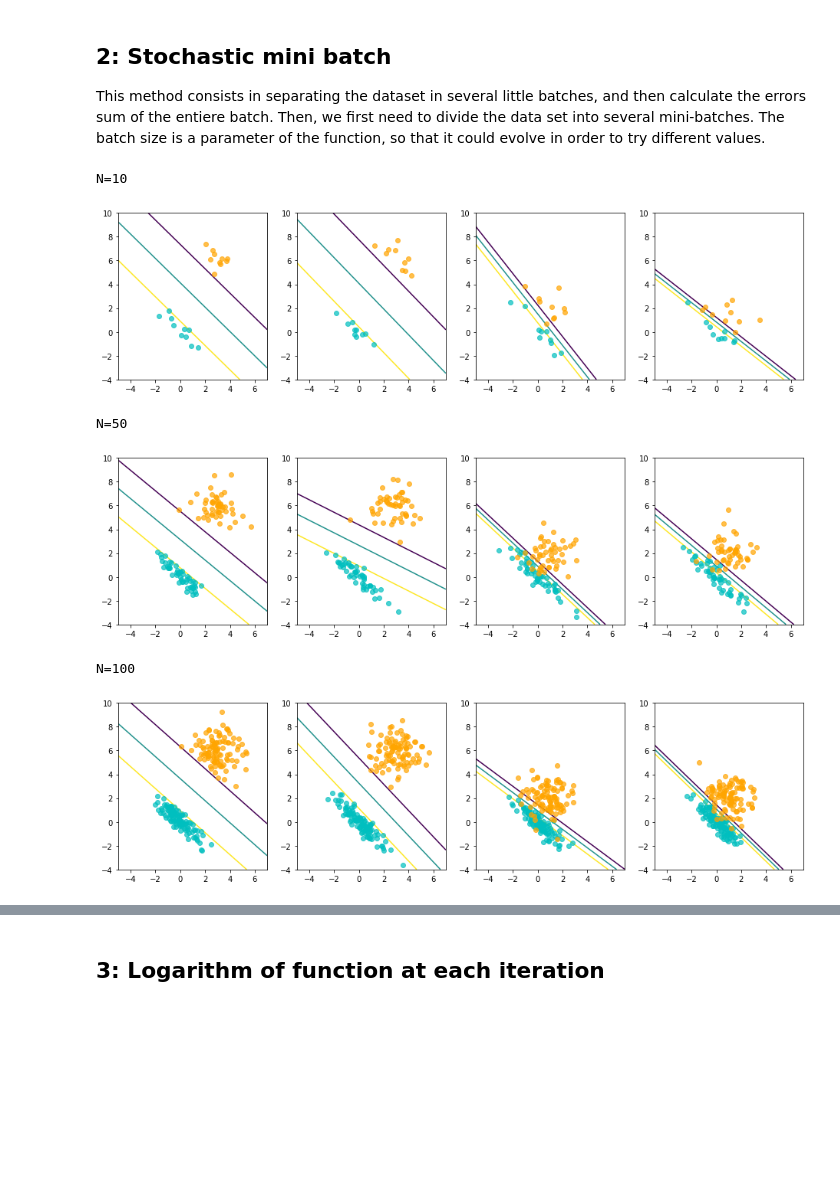
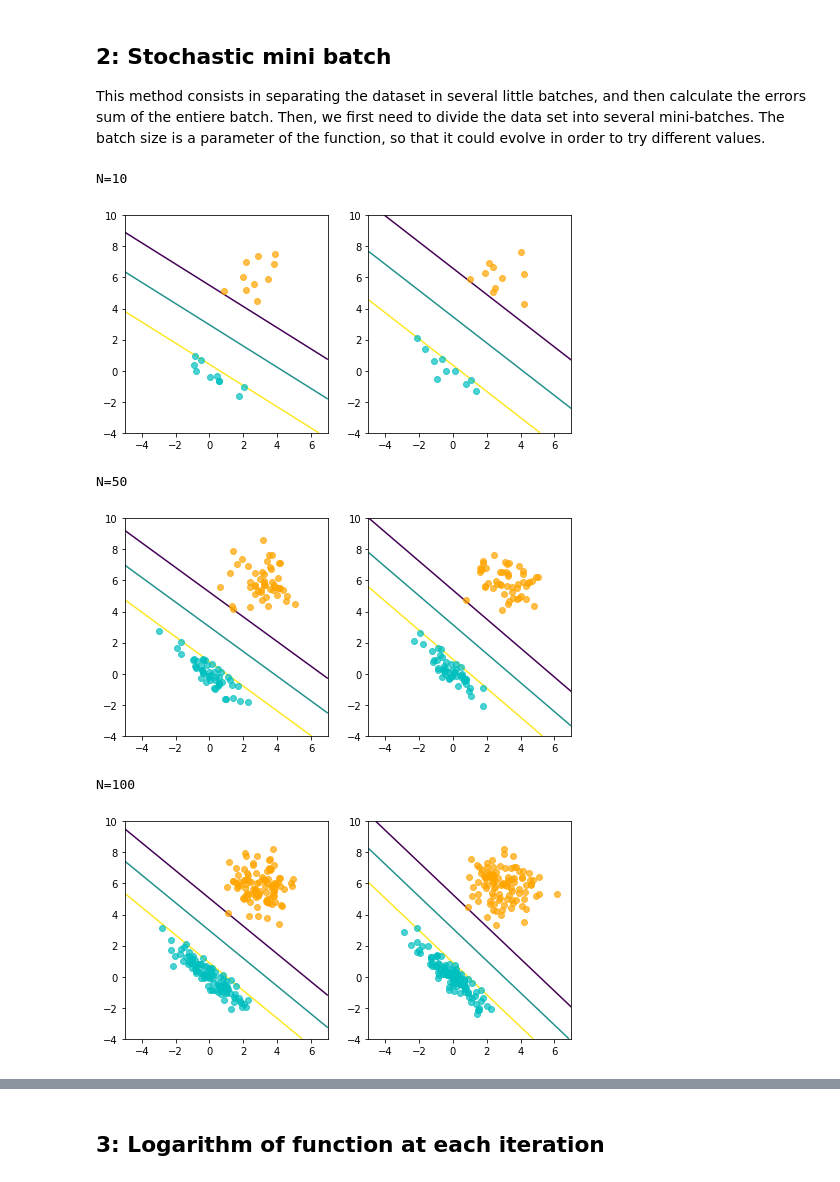
Before and after one commit to Roxane14/optimization, a Jupyter notebook: Lab4_5_CarlaSendra_RoxaneLeTensorer_RachelTrimble.ipynb, the cells around one changed output, grey strips where cells are left out. Drawn from its saved outputs; the diff is of its cells as text; code cells hidden in the pictures; blank space fills up the shorter version.

```diff
--- a/Lab4_5_CarlaSendra_RoxaneLeTensorer_RachelTrimble.ipynb
+++ b/Lab4_5_CarlaSendra_RoxaneLeTensorer_RachelTrimble.ipynb
@@ -635,53 +639,36 @@ for i in range(0,2):
 
     N=10
     X, Y, cluster1, cluster2 = generate_dataset(N,True)
     newInfo = mini_batch_experiment(batch_size, X, Y, cluster1, cluster2)
     info.append(newInfo)
 
     N=50
     X, Y, cluster1, cluster2 = generate_dataset(N,True)
     newInfo = mini_batch_experiment(batch_size, X, Y, cluster1, cluster2)
     info2.append(newInfo)
 
     N=100
     X, Y, cluster1, cluster2 = generate_dataset(N,True)
     newInfo = mini_batch_experiment(batch_size, X, Y, cluster1, cluster2)
     info3.append(newInfo)
 
-for i in range(0,2):
-
-    N=10
-    X, Y, cluster1, cluster2 = generate_dataset(N,False)
-    newInfo = mini_batch_experiment(batch_size, X, Y, cluster1, cluster2)
-    info.append(newInfo)
-
-    N=50
-    X, Y, cluster1, cluster2 = generate_dataset(N,False)
-    newInfo = mini_batch_experiment(batch_size, X, Y, cluster1, cluster2)
-    info2.append(newInfo)
-
-    N=100
-    X, Y, cluster1, cluster2 = generate_dataset(N,False)
-    newInfo = mini_batch_experiment(batch_size, X, Y, cluster1, cluster2)
-    info3.append(newInfo)
-
 
 print("N=10")
 plot_information = np.array(info)
 plot_svm(plot_information)
 
 print("N=50")
 plot_information = np.array(info2)
 plot_svm(plot_information)
 
 print("N=100")
 plot_information = np.array(info3)
 plot_svm(plot_information)
 # %% [output]
 N=10
-[figure, old version]
+[figure, new version]
 N=50
-[figure, old version]
+[figure, new version]
 N=100
-[figure, old version]
+[figure, new version]
 # %% [markdown]
```
Also changed, not shown: parts of 12 cells of this notebook.
